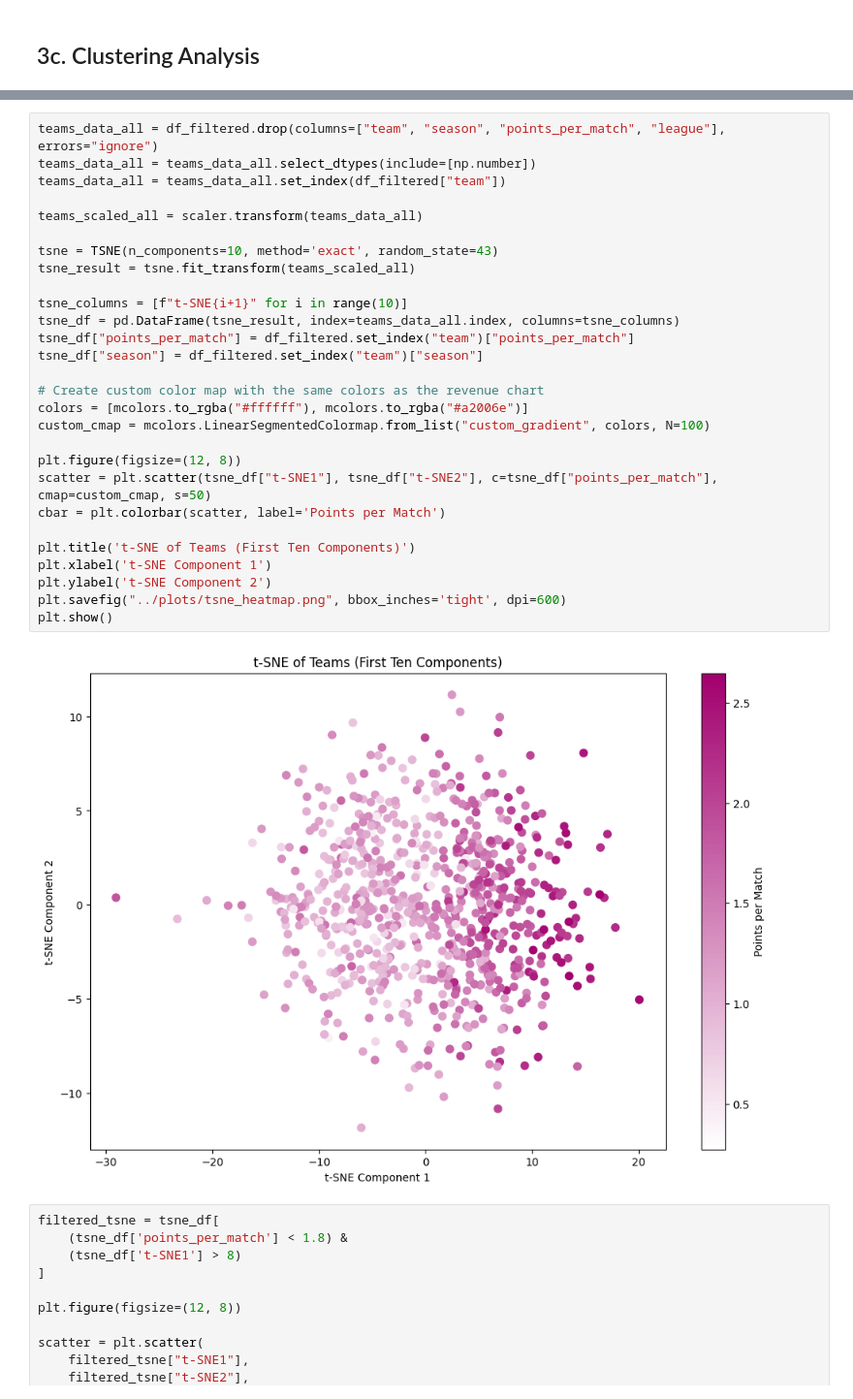
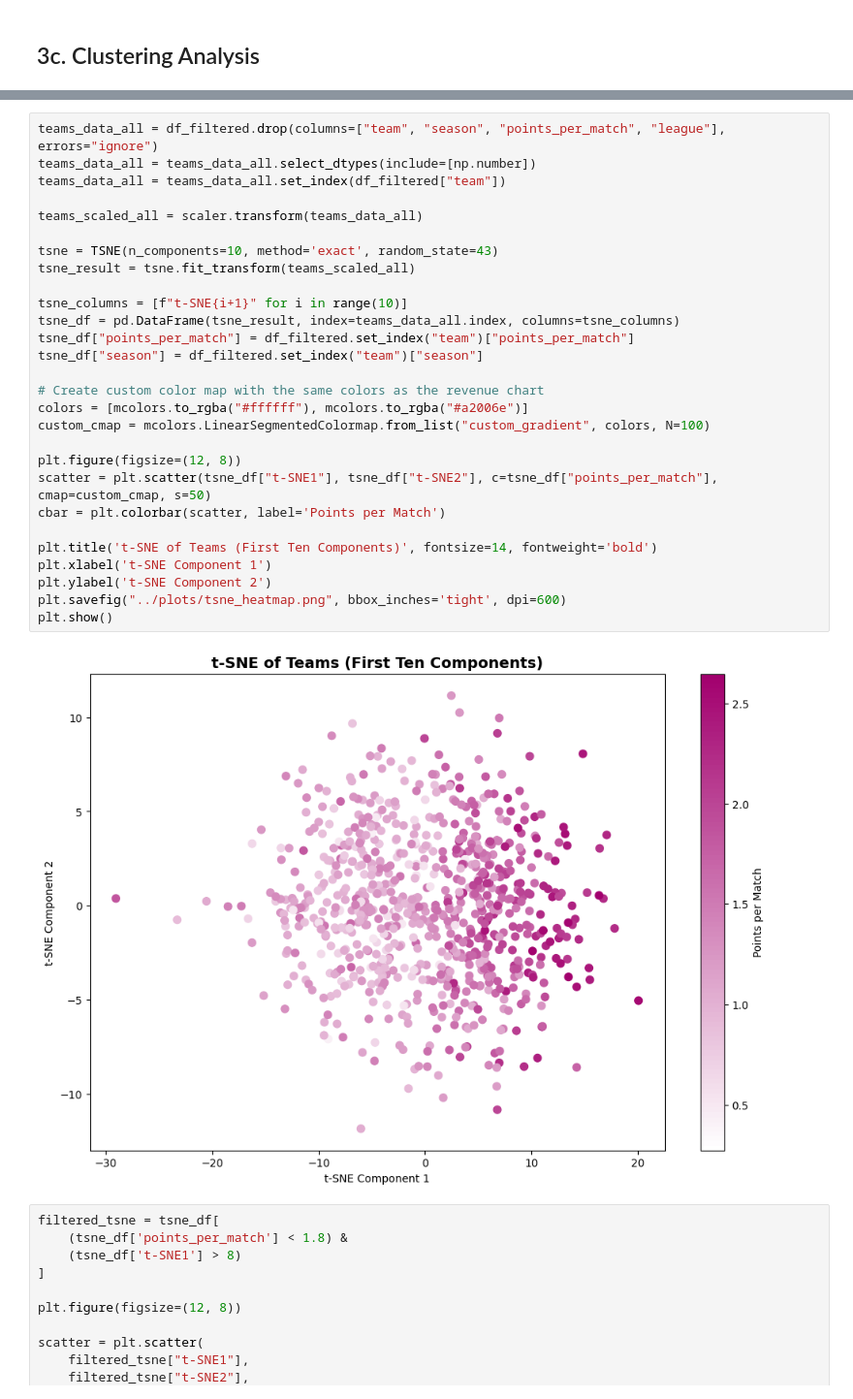
Before and after one commit to Football-Investigations/ThePepEffect, a Jupyter notebook: analysis/ThePepEffect.ipynb, the cells around one changed output, grey strips where cells are left out. Shown at 97% size. Cells and saved outputs as stored; diff of their text form.

```diff
--- a/analysis/ThePepEffect.ipynb
+++ b/analysis/ThePepEffect.ipynb
@@ -254,33 +255,33 @@ plt.show()
 # %%
 teams_data_all = df_filtered.drop(columns=["team", "season", "points_per_match", "league"], errors="ignore")
 teams_data_all = teams_data_all.select_dtypes(include=[np.number])
 teams_data_all = teams_data_all.set_index(df_filtered["team"])
 
 teams_scaled_all = scaler.transform(teams_data_all)
 
 tsne = TSNE(n_components=10, method='exact', random_state=43)
 tsne_result = tsne.fit_transform(teams_scaled_all)
 
 tsne_columns = [f"t-SNE{i+1}" for i in range(10)]
 tsne_df = pd.DataFrame(tsne_result, index=teams_data_all.index, columns=tsne_columns)
 tsne_df["points_per_match"] = df_filtered.set_index("team")["points_per_match"]
 tsne_df["season"] = df_filtered.set_index("team")["season"]
 
 # Create custom color map with the same colors as the revenue chart
 colors = [mcolors.to_rgba("#ffffff"), mcolors.to_rgba("#a2006e")]
 custom_cmap = mcolors.LinearSegmentedColormap.from_list("custom_gradient", colors, N=100)
 
 plt.figure(figsize=(12, 8))
 scatter = plt.scatter(tsne_df["t-SNE1"], tsne_df["t-SNE2"], c=tsne_df["points_per_match"], cmap=custom_cmap, s=50)
 cbar = plt.colorbar(scatter, label='Points per Match')
 
-plt.title('t-SNE of Teams (First Ten Components)')
+plt.title('t-SNE of Teams (First Ten Components)', fontsize=14, fontweight='bold')
 plt.xlabel('t-SNE Component 1')
 plt.ylabel('t-SNE Component 2')
 plt.savefig("../plots/tsne_heatmap.png", bbox_inches='tight', dpi=600)
 plt.show()
 # %% [output]
-[figure, old version]
+[figure, new version]
 # %%
 filtered_tsne = tsne_df[
     (tsne_df['points_per_match'] < 1.8) &
```
Also changed, not shown: parts of 1 cell of this notebook, 2 other files.
